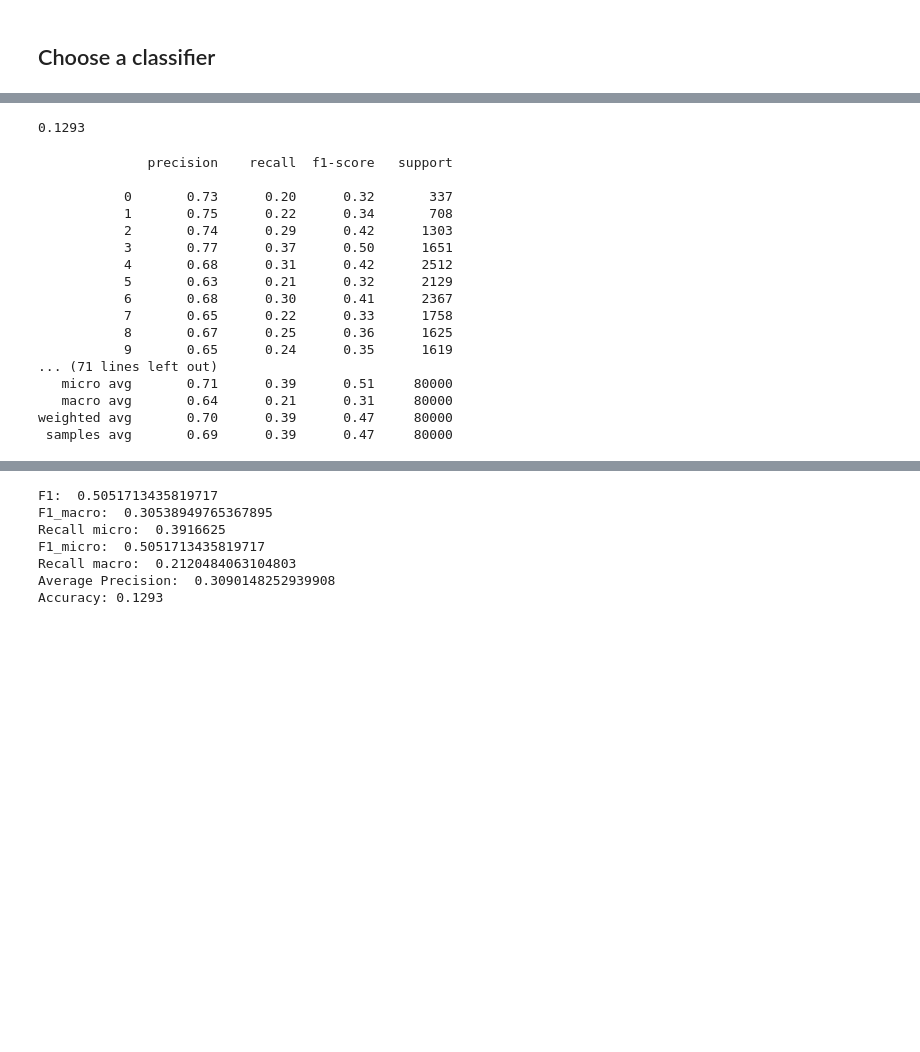
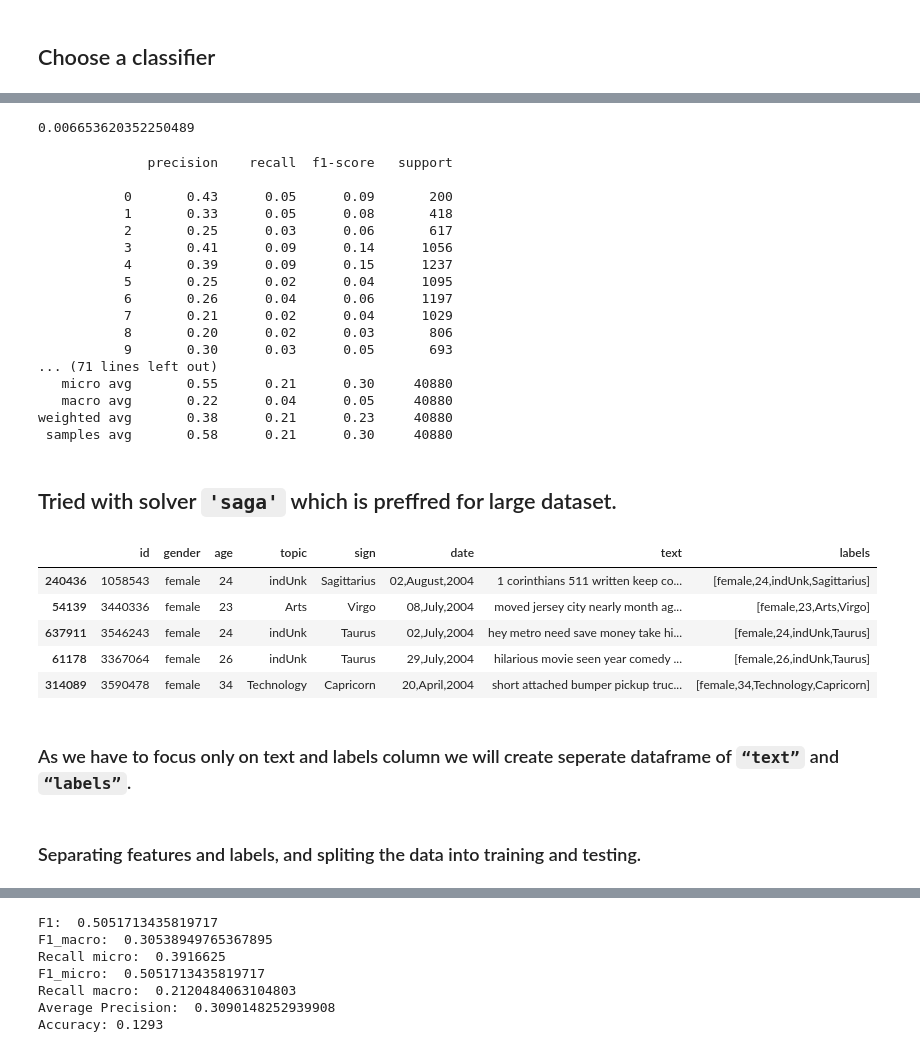
Before and after one commit to GreatLearningAIML1/pune-july19-batch-meet9426, a Jupyter notebook: SNLP_R9_Project_1.ipynb, the cells around one changed output, grey strips where cells are left out. Drawn from its saved outputs; the diff is of its cells as text; code cells hidden in the pictures; blank space fills up the shorter version.

```diff
--- a/SNLP_R9_Project_1.ipynb
+++ b/SNLP_R9_Project_1.ipynb
@@ -496,25 +485,42 @@ y_pred_class = clf.predict (X_test_dtm)
 # %%
 from sklearn import metrics
-metrics.accuracy_score(y_test_mlb, y_pred_class)
+metrics.accuracy_score(y_test_mlb, pred_class)
 # %% [output]
-0.1293
+0.006653620352250489
 # %%
-print(metrics.classification_report(y_test_mlb, y_pred_class))
+print(metrics.classification_report(y_test_mlb, pred_class))
 # %% [output]
               precision    recall  f1-score   support
 
-           0       0.73      0.20      0.32       337
-           1       0.75      0.22      0.34       708
-           2       0.74      0.29      0.42      1303
-           3       0.77      0.37      0.50      1651
-           4       0.68      0.31      0.42      2512
-           5       0.63      0.21      0.32      2129
-           6       0.68      0.30      0.41      2367
-           7       0.65      0.22      0.33      1758
-           8       0.67      0.25      0.36      1625
-           9       0.65      0.24      0.35      1619
+           0       0.43      0.05      0.09       200
+           1       0.33      0.05      0.08       418
+           2       0.25      0.03      0.06       617
+           3       0.41      0.09      0.14      1056
+           4       0.39      0.09      0.15      1237
+           5       0.25      0.02      0.04      1095
+           6       0.26      0.04      0.06      1197
+           7       0.21      0.02      0.04      1029
+           8       0.20      0.02      0.03       806
+           9       0.30      0.03      0.05       693
 ... (71 lines left out)
-   micro avg       0.71      0.39      0.51     80000
-   macro avg       0.64      0.21      0.31     80000
-weighted avg       0.70      0.39      0.47     80000
- samples avg       0.69      0.39      0.47     80000
+   micro avg       0.55      0.21      0.30     40880
+   macro avg       0.22      0.04      0.05     40880
+weighted avg       0.38      0.21      0.23     40880
+ samples avg       0.58      0.21      0.30     40880
+# %% [markdown]
+## Tried with solver `'saga'` which is preffred for large dataset.
+# %%
+df2 = df.sample(frac=0.1,random_state=42)
+# %%
+df2['labels'] = df2[['gender', 'age', 'topic', 'sign']].apply(lambda x: [','.join(x.astype(str))],axis=1)
+# %%
+df2.head()
+# %% [output]
+|  | id | gender | age | topic | sign | date | text | labels |
+| 240436 | 1058543 | female | 24 | indUnk | Sagittarius | 02,August,2004 | 1 corinthians 511 written keep co... | [female,24,indUnk,Sagittarius] |
+| 54139 | 3440336 | female | 23 | Arts | Virgo | 08,July,2004 | moved jersey city nearly month ag... | [female,23,Arts,Virgo] |
+| 637911 | 3546243 | female | 24 | indUnk | Taurus | 02,July,2004 | hey metro need save money take hi... | [female,24,indUnk,Taurus] |
+| 61178 | 3367064 | female | 26 | indUnk | Taurus | 29,July,2004 | hilarious movie seen year comedy ... | [female,26,indUnk,Taurus] |
+| 314089 | 3590478 | female | 34 | Technology | Capricorn | 20,April,2004 | short attached bumper pickup truc... | [female,34,Technology,Capricorn] |
+# %% [markdown]
+### As we have to focus only on text and labels column we will create seperate dataframe of `“text”` and `“labels”`.
@@ -520,0 +529,2 @@ weighted avg       0.70      0.39      0.47     80000
+# %% [markdown]
+### Separating features and labels, and spliting the data into training and testing.
```
Also changed, not shown: parts of 95 cells of this notebook.
